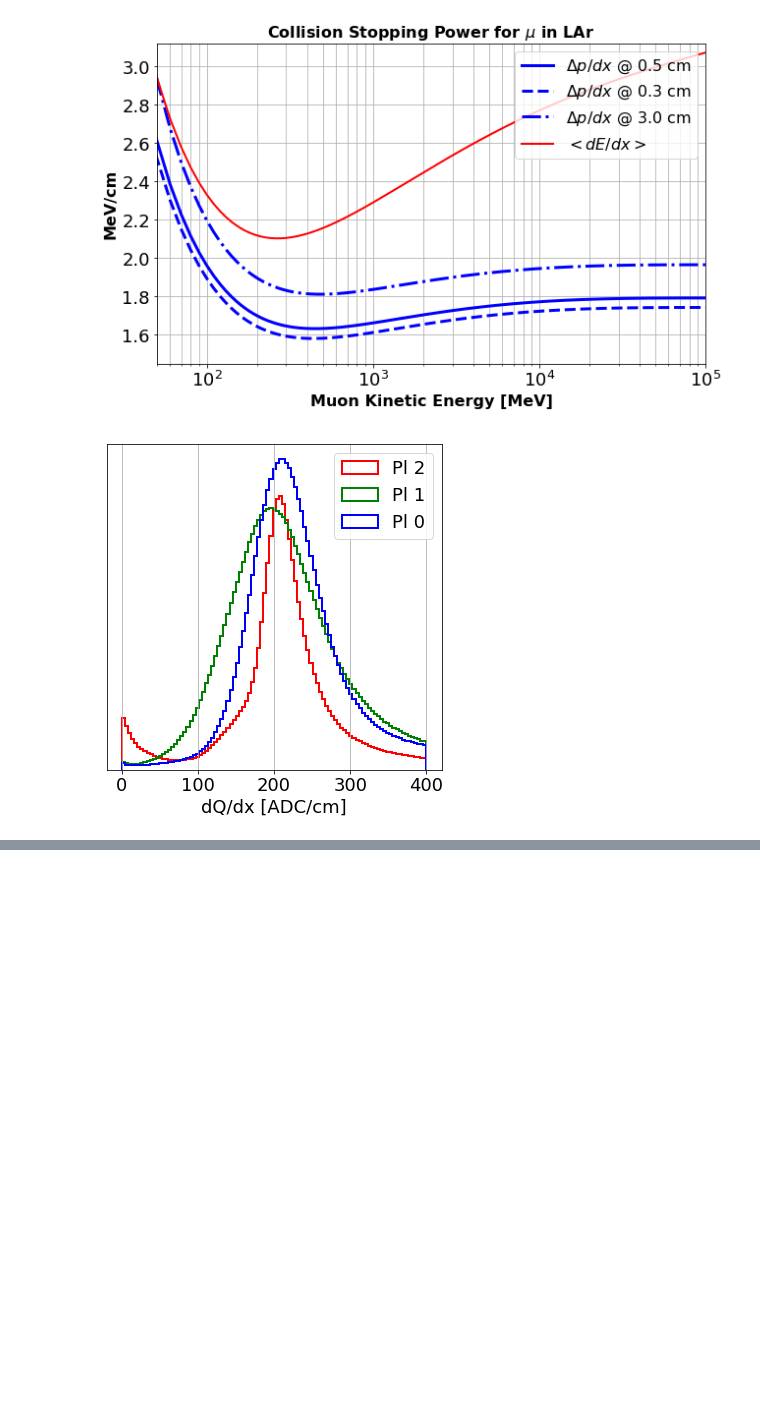
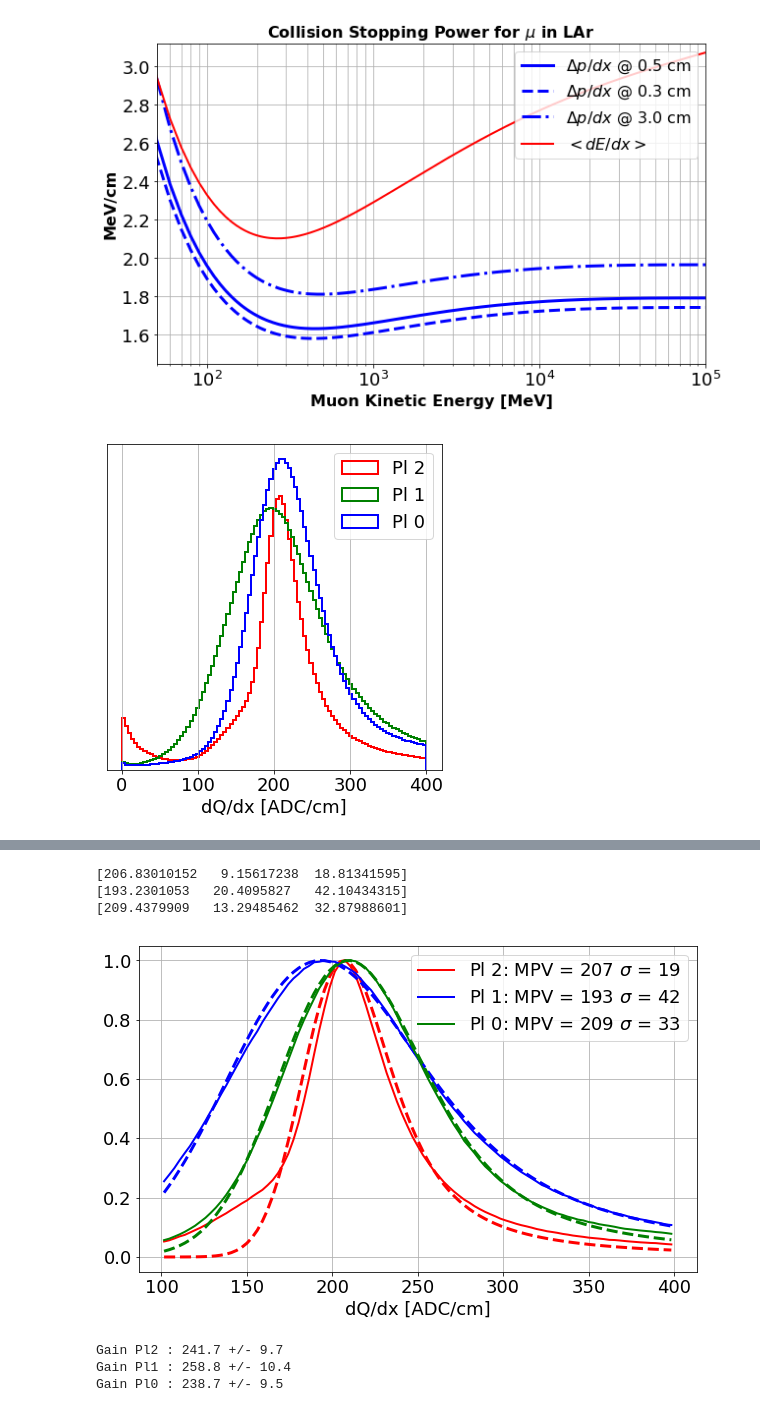
Before and after one commit to davidc1/StopMuCalibration, a Jupyter notebook: ThroughMuCalibration.ipynb, the cells around one changed output, grey strips where cells are left out. Drawn from its saved outputs; the diff is of its cells as text; code cells hidden in the pictures; blank space fills up the shorter version.

```diff
--- a/ThroughMuCalibration.ipynb
+++ b/ThroughMuCalibration.ipynb
@@ -159,0 +148,26 @@ plt.show()
+# %%
+# PLANE 2
+vals2,bine2 = np.histogram(dqdx_v_2,bins=np.linspace(100,400,100))
+valsmax2 = np.max(vals2)
+vals2 = vals2.astype(float)
+vals2 /= valsmax2
+binc2 = 0.5*(bine2[1:]+bine2[:-1])
+# PLANE 1
+vals1,bine1 = np.histogram(dqdx_v_1,bins=np.linspace(100,400,100))
+valsmax1 = np.max(vals1)
+vals1 = vals1.astype(float)
+vals1 /= valsmax1
+binc1 = 0.5*(bine1[1:]+bine1[:-1])
+# PLANE 0
+vals0,bine0 = np.histogram(dqdx_v_0,bins=np.linspace(100,400,100))
+valsmax0 = np.max(vals0)
+vals0 = vals0.astype(float)
+vals0 /= valsmax0
+binc0 = 0.5*(bine0[1:]+bine0[:-1])
+# %%
+guess2 = [200,20,20]
+guess1 = [200,40,40]
+guess0 = [200,40,40]
+popt2,popv2 = curve_fit(langau,binc2,vals2,p0=guess2)
+popt1,popv1 = curve_fit(langau,binc1,vals1,p0=guess1)
+popt0,popv0 = curve_fit(langau,binc0,vals0,p0=guess0)
@@ -159,0 +176,22 @@ plt.show()
+# %%
+print popt2
+print popt1
+print popt0
+# %% [output]
+[206.83010152   9.15617238  18.81341595]
+[193.2301053   20.4095827   42.10434315]
+[209.4379909   13.29485462  32.87988601]
+# %%
+fig = plt.figure(figsize=(10,6))
+plt.plot(binc2,vals2,'r-',lw=2,label='Pl 2: MPV = %.0f $\sigma$ = %.0f'%(popt2[0],popt2[2]))
+plt.plot(binc2,langau(binc,*popt2),'r--',lw=3)
+plt.plot(binc1,vals1,'b-',lw=2,label='Pl 1: MPV = %.0f $\sigma$ = %.0f'%(popt1[0],popt1[2]))
+plt.plot(binc1,langau(binc,*popt1),'b--',lw=3)
+plt.plot(binc0,vals0,'g-',lw=2,label='Pl 0: MPV = %.0f $\sigma$ = %.0f'%(popt0[0],popt0[2]))
+plt.plot(binc0,langau(binc,*popt0),'g--',lw=3)
+plt.grid()
+plt.xlabel('dQ/dx [ADC/cm]')
+plt.legend(loc=1)
+plt.show()
+# %% [output]
+[figure, added]
@@ -159,0 +206,8 @@ plt.show()
+# %%
+print 'Gain Pl2 : %.01f +/- %.01f'%(G2,G2e)
+print 'Gain Pl1 : %.01f +/- %.01f'%(G1,G1e)
+print 'Gain Pl0 : %.01f +/- %.01f'%(G0,G0e)
+# %% [output]
+Gain Pl2 : 241.7 +/- 9.7
+Gain Pl1 : 258.8 +/- 10.4
+Gain Pl0 : 238.7 +/- 9.5
```
Also changed, not shown: parts of 7 cells of this notebook.
